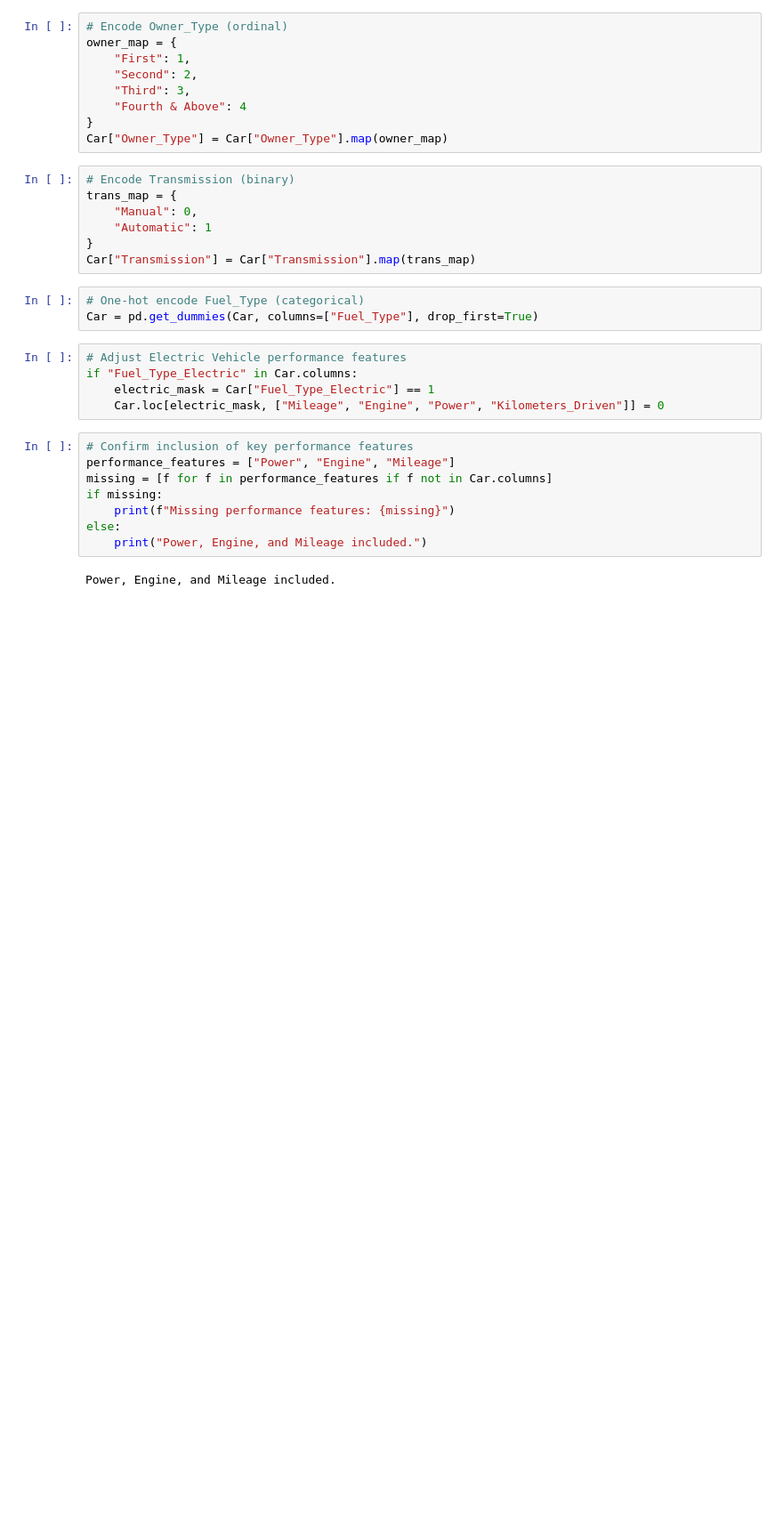
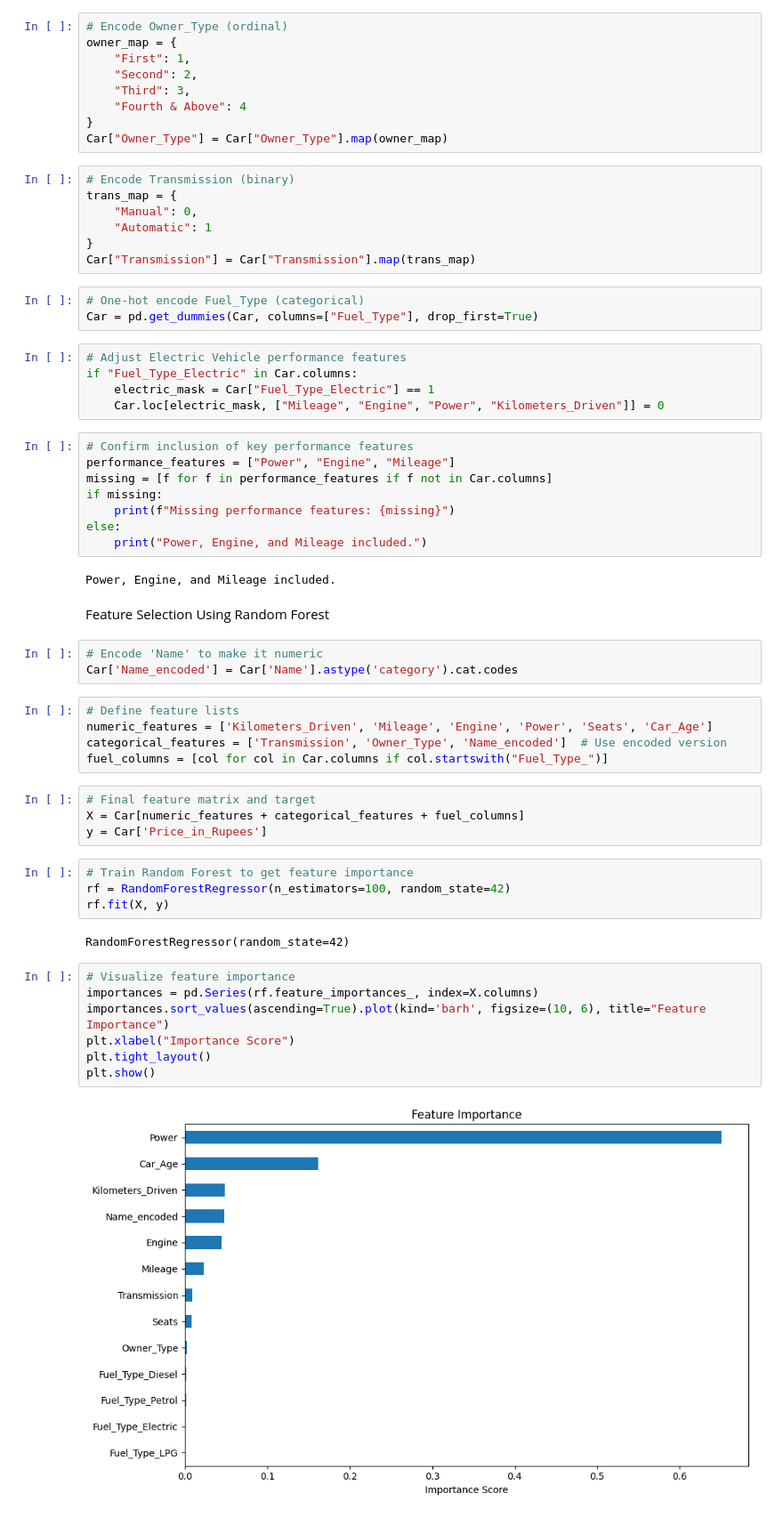
Before and after one commit to Indrajaiswal/Second_Hand_Car_Price_Prediction, a Jupyter notebook: Car_Price_Prediction.ipynb, the cells around one changed output. Shown at 89% size. Drawn from its saved outputs; the diff is of its cells as text; blank space fills up the shorter version.

```diff
--- a/Car_Price_Prediction.ipynb
+++ b/Car_Price_Prediction.ipynb
@@ -360,3 +360,32 @@ else:
     print("Power, Engine, and Mileage included.")
 # %% [output]
 Power, Engine, and Mileage included.
+# %% [markdown]
+Feature Selection Using Random Forest
+# %%
+# Encode 'Name' to make it numeric
+Car['Name_encoded'] = Car['Name'].astype('category').cat.codes
+# %%
+# Define feature lists
+numeric_features = ['Kilometers_Driven', 'Mileage', 'Engine', 'Power', 'Seats', 'Car_Age']
+categorical_features = ['Transmission', 'Owner_Type', 'Name_encoded']  # Use encoded version
+fuel_columns = [col for col in Car.columns if col.startswith("Fuel_Type_")]
+# %%
+# Final feature matrix and target
+X = Car[numeric_features + categorical_features + fuel_columns]
+y = Car['Price_in_Rupees']
+# %%
+# Train Random Forest to get feature importance
+rf = RandomForestRegressor(n_estimators=100, random_state=42)
+rf.fit(X, y)
+# %% [output]
+RandomForestRegressor(random_state=42)
+# %%
+# Visualize feature importance
+importances = pd.Series(rf.feature_importances_, index=X.columns)
+importances.sort_values(ascending=True).plot(kind='barh', figsize=(10, 6), title="Feature Importance")
+plt.xlabel("Importance Score")
+plt.tight_layout()
+plt.show()
+# %% [output]
+[figure, added]
```
Also changed, not shown: parts of 27 cells of this notebook.
